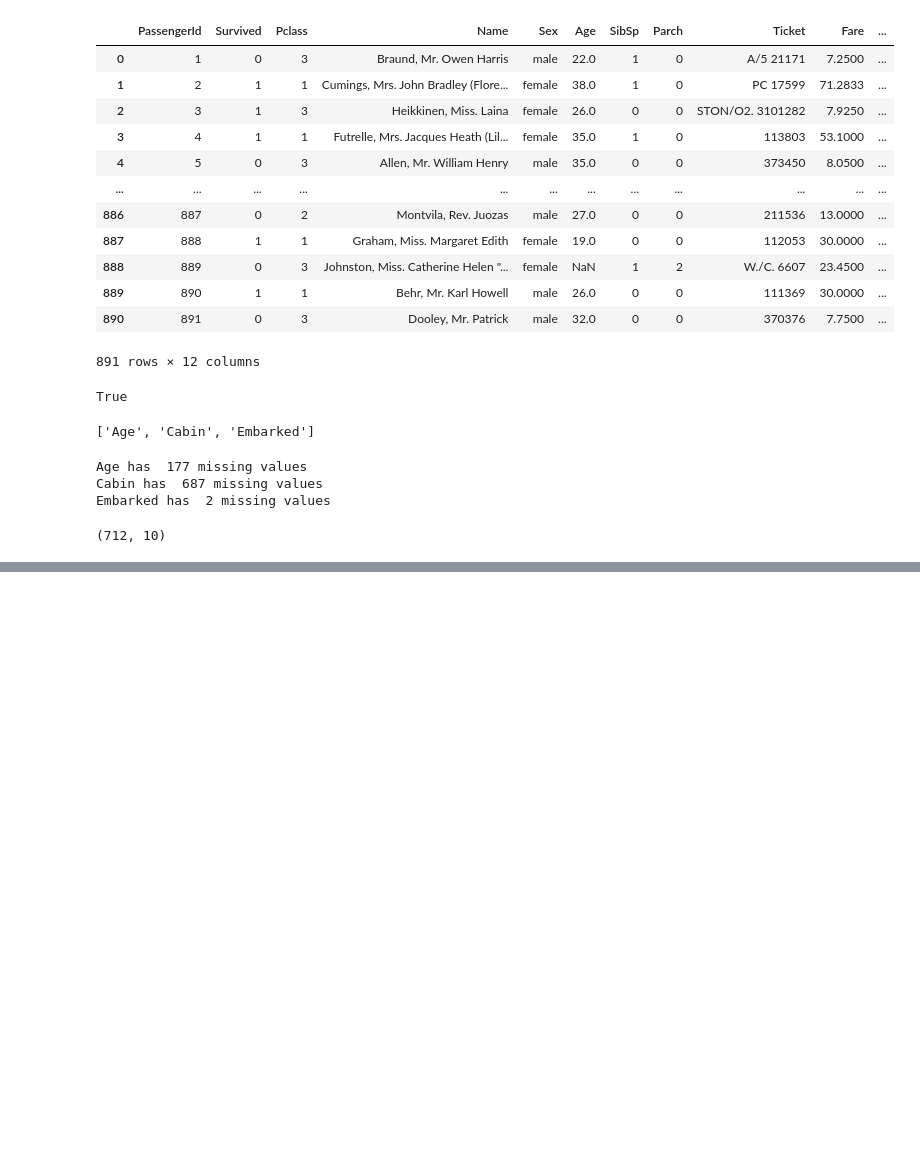
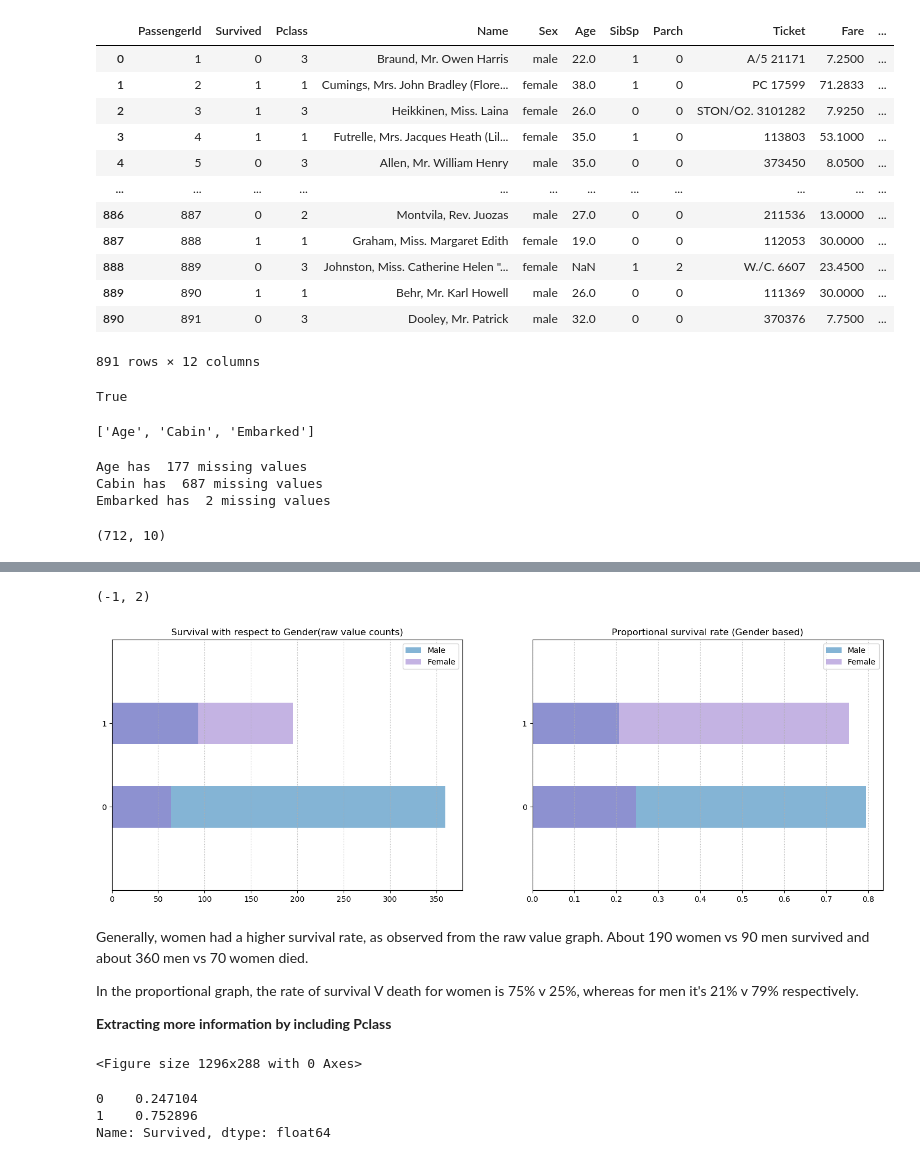
Before and after one commit to CikuKariuki/Titanic, a Jupyter notebook: Titanic Analysis.ipynb, the cells around one changed output, grey strips where cells are left out. Drawn from its saved outputs; the diff is of its cells as text; code cells hidden in the pictures; blank space fills up the shorter version.

```diff
--- a/Titanic Analysis.ipynb
+++ b/Titanic Analysis.ipynb
@@ -49,0 +95,42 @@ titanic_data.shape
+# %%
+# replot survival distribution and breakdown the graph by gender.
+fig = plt.figure(figsize = (18,6), dpi = 100)
+
+df_male = titanic_data.Survived[titanic_data.Sex == 'male'].value_counts().sort_index()
+df_female = titanic_data.Survived[titanic_data.Sex == 'female'].value_counts().sort_index()
+
+ax1 = fig.add_subplot(121)
+df_male.plot(kind = 'barh', label = 'Male', alpha = 0.55)
+df_female.plot(kind = 'barh', label = 'Female', color = '#9575cd', alpha = 0.55)
+plt.grid(b=True, axis = 'x', linestyle = 'dotted')
+plt.legend(loc = 'best')
+plt.title("Survival with respect to Gender(raw value counts)")
+ax1.set_ylim(-1,2)
+
+ax2 = fig.add_subplot(122)
+(df_male/float(df_male.sum())).plot(kind = 'barh', alpha = 0.55, label = "Male")
+(df_female/float(df_female.sum())).plot(kind = 'barh', alpha = 0.55, label = "Female", color = '#9575cd')
+plt.grid(b=True, axis = 'x', linestyle = 'dotted')
+plt.title("Proportional survival rate (Gender based)")
+plt.legend(loc = 'best')
+ax2.set_ylim(-1,2)
+# %% [output]
+(-1, 2)
+[figure, added]
+# %% [markdown]
+Generally, women had a higher survival rate, as observed from the raw value graph. About 190 women vs 90 men survived and about 360 men vs 70 women died.
+
+In the proportional graph, the rate of survival V death for women is 75% v 25%, whereas for men it's 21% v 79% respectively.
+
+**Extracting more information by including Pclass**
+# %%
+# divide pclass dataset into two: low and high class. (1,2) = high class, 3 = low class
+fig = plt.figure(figsize = (18,4))
+# %% [output]
+<Figure size 1296x288 with 0 Axes>
+# %%
+df_female/float(df_female.sum())
+# %% [output]
+0    0.247104
+1    0.752896
+Name: Survived, dtype: float64
```
Also changed, not shown: parts of 4 cells of this notebook.
